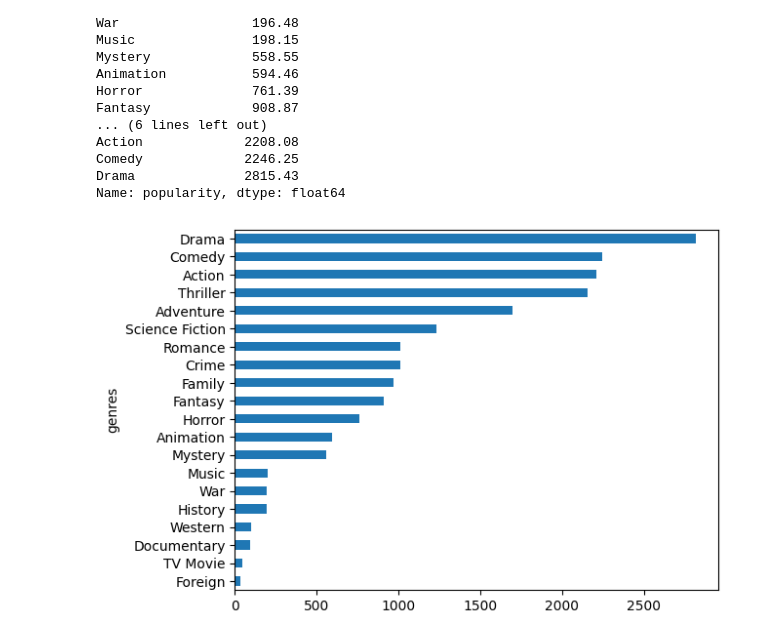
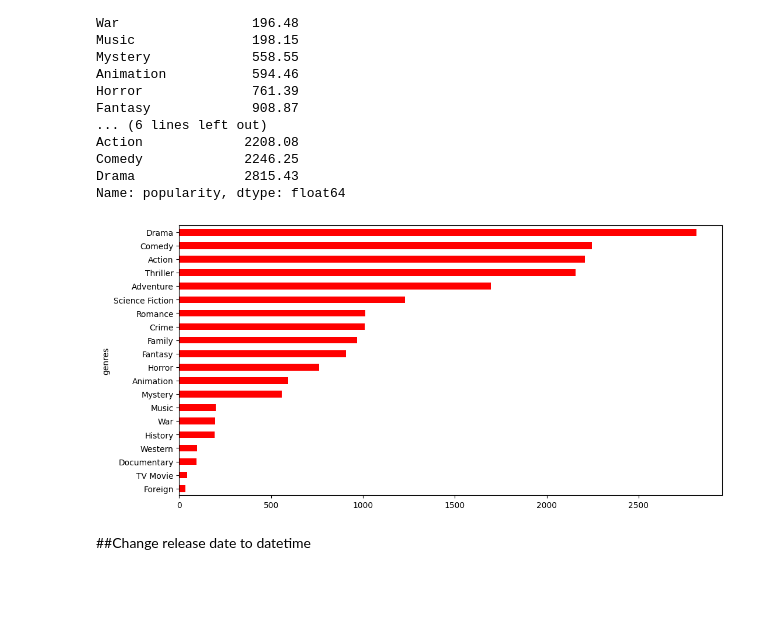
Before and after one commit to LuisAntonioDoHer/Movies_data_analysis, a Jupyter notebook: Movies_data_analysis.ipynb, the cells around one changed output. Drawn from its saved outputs; the diff is of its cells as text; code cells hidden in the pictures; blank space fills up the shorter version.

```diff
--- a/Movies_data_analysis.ipynb
+++ b/Movies_data_analysis.ipynb
@@ -292,7 +292,9 @@ Comedy             2246.25
 Drama              2815.43
 Name: popularity, dtype: float64
 # %%
-df7.plot.barh(x = 'genres', y = 'popilarity')
+df7.plot.barh(x = 'genres', y = 'popilarity', color = 'red', figsize = (12,6))
 plt.show()
 # %% [output]
-[figure, old version]
+[figure, new version]
+# %% [markdown]
+##Change release date to datetime
```
Also changed, not shown: parts of 8 cells of this notebook.
